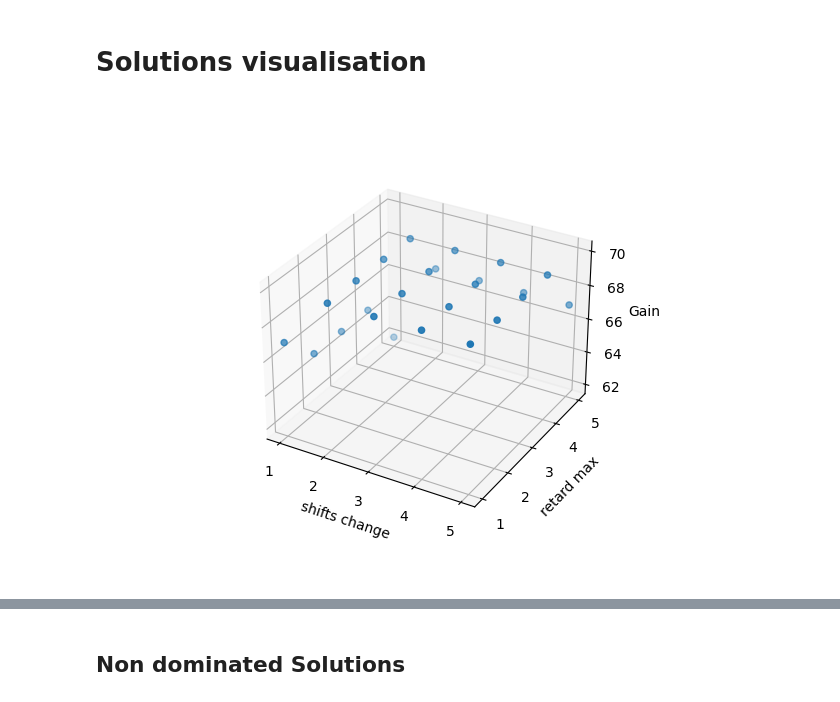
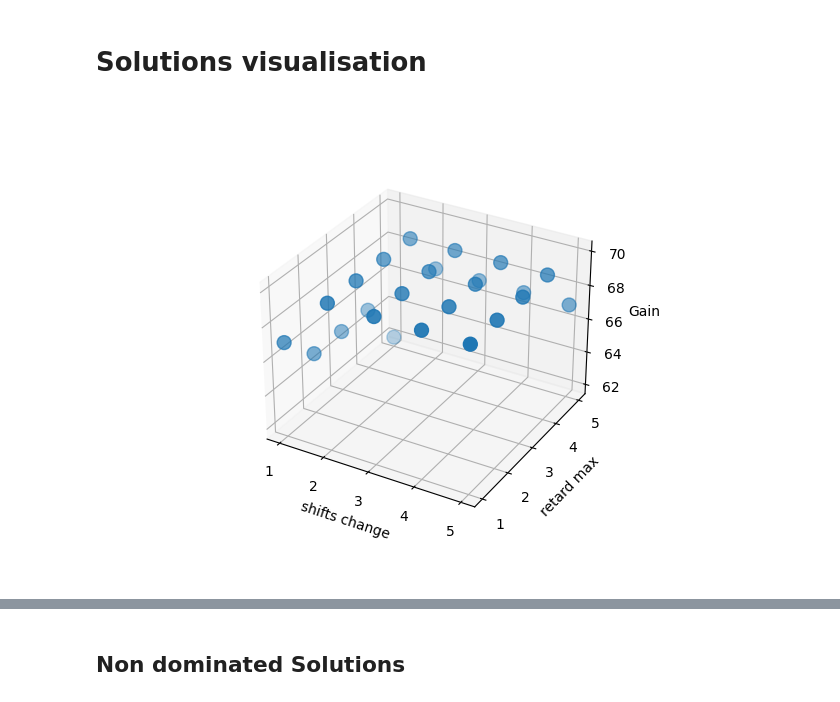
Before and after one commit to lidamsoukaina/Planification_Et_Affectation, a Jupyter notebook: main.ipynb, the cells around one changed output, grey strips where cells are left out. Cells and saved outputs as stored; diff of their text form; code cells hidden in the pictures.

```diff
--- a/main.ipynb
+++ b/main.ipynb
@@ -175,14 +172,14 @@ for key in solution_dict:
 # %%
 # Plotting the solutions with regards to the objective functions
 fig = plt.figure()
 ax = fig.add_subplot(111, projection='3d')
 x =[key[0] for key in solution_reduite]
 y =[key[1] for key in solution_reduite]
 z =[key[2] for key in solution_reduite]
-ax.scatter(x, y, z)
+ax.scatter(x, y, z, s=100)
 ax.set_xlabel('shifts change')
 ax.set_ylabel('retard max')
 ax.set_zlabel('Gain')
 plt.show()
 # %% [output]
-[figure, old version]
+[figure, new version]
```
Also changed, not shown: parts of 4 cells of this notebook, 4 other files.
